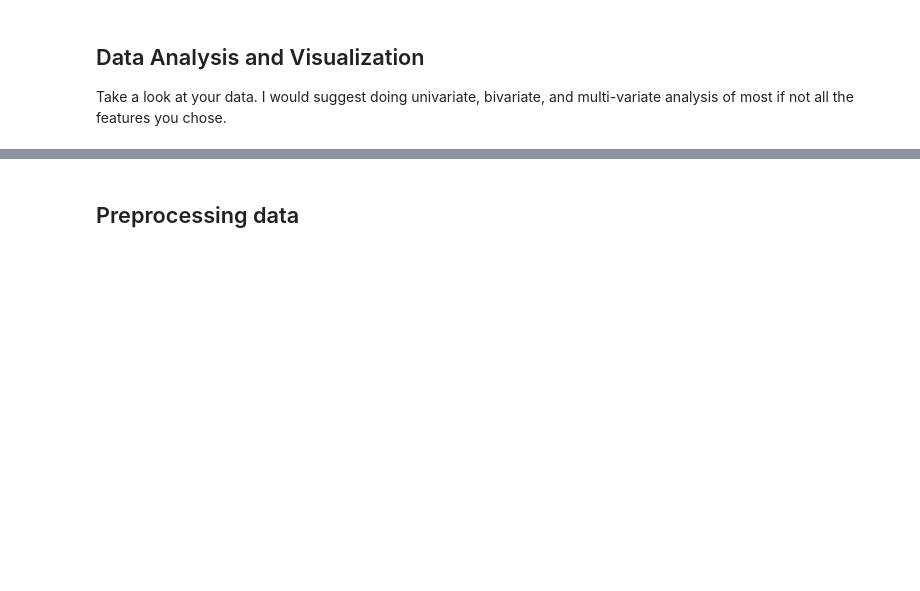
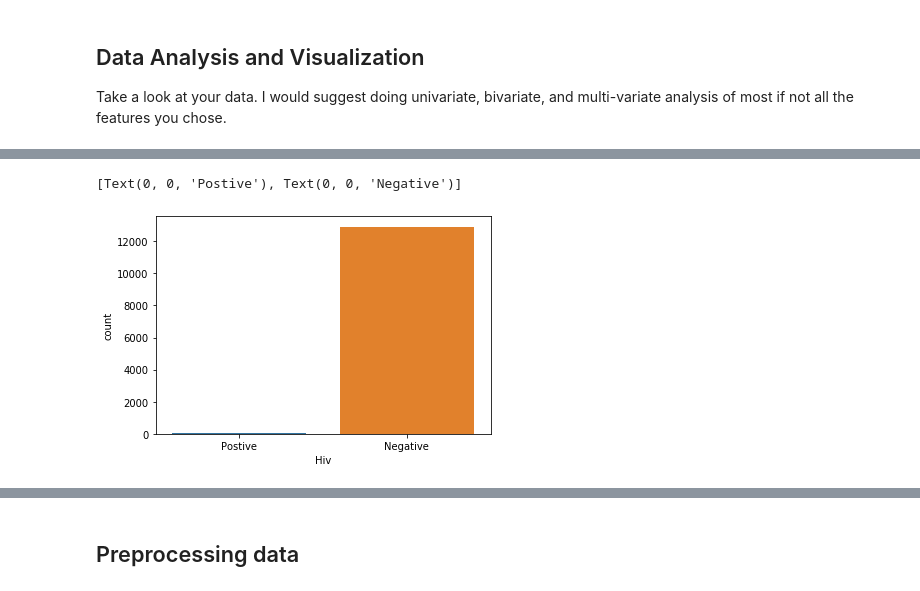
Before and after one commit to sMyn42/Week1Public, a Jupyter notebook: Challenge Problem Week 1-Student.ipynb, the cells around one changed output, grey strips where cells are left out. Drawn from its saved outputs; the diff is of its cells as text; code cells hidden in the pictures; blank space fills up the shorter version.

```diff
--- a/Challenge Problem Week 1-Student.ipynb
+++ b/Challenge Problem Week 1-Student.ipynb
@@ -193,0 +228,7 @@ Take a look at your data. I would suggest doing univariate, bivariate, and multi
+# %%
+# univariate and bivariate description analysis
+hepb = sns.countplot(x='Hiv', data = data)
+hepb.set_xticklabels(labels=['Postive', 'Negative'])
+# %% [output]
+[Text(0, 0, 'Postive'), Text(0, 0, 'Negative')]
+[figure, added]
```
Also changed, not shown: parts of 29 cells of this notebook, 1 other file.
